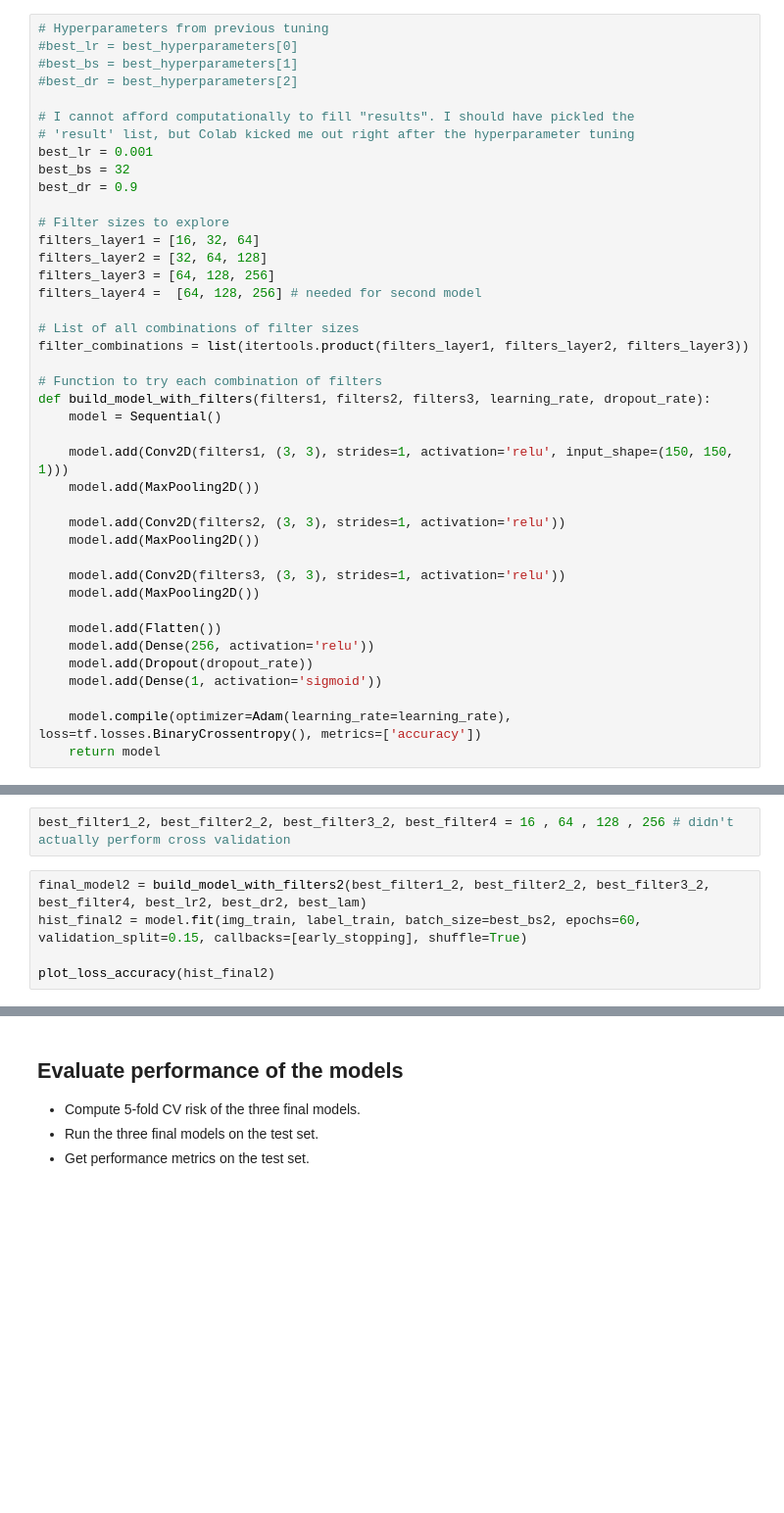
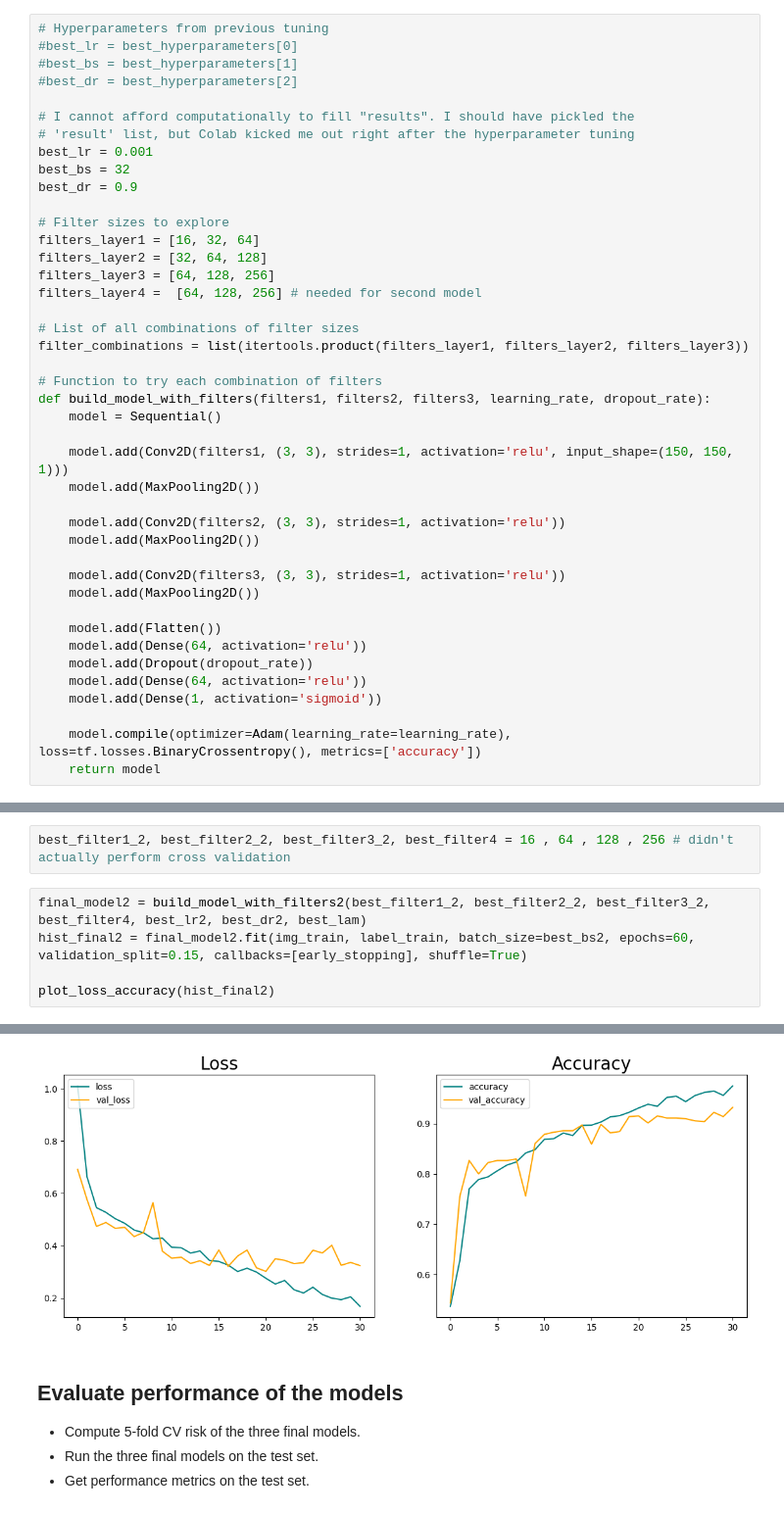
Before and after one commit to LucaPeg/ML_project, a Jupyter notebook: analysis.ipynb, the cells around one changed output, grey strips where cells are left out. Shown at 98% size. Drawn from its saved outputs; the diff is of its cells as text; blank space fills up the shorter version.

```diff
--- a/analysis.ipynb
+++ b/analysis.ipynb
@@ -914,8 +922,9 @@ def build_model_with_filters(filters1, filters2, filters3, learning_rate, dropou
     model.add(MaxPooling2D())
 
     model.add(Flatten())
-    model.add(Dense(256, activation='relu'))
+    model.add(Dense(64, activation='relu'))
     model.add(Dropout(dropout_rate))
+    model.add(Dense(64, activation='relu'))
     model.add(Dense(1, activation='sigmoid'))
 
     model.compile(optimizer=Adam(learning_rate=learning_rate), loss=tf.losses.BinaryCrossentropy(), metrics=['accuracy'])
@@ -1103,6 +1102,7 @@ NameError: name 'evaluate_model_performance' is not defined
 best_filter1_2, best_filter2_2, best_filter3_2, best_filter4 = 16 , 64 , 128 , 256 # didn't actually perform cross validation
 # %%
 final_model2 = build_model_with_filters2(best_filter1_2, best_filter2_2, best_filter3_2, best_filter4, best_lr2, best_dr2, best_lam)
-hist_final2 = model.fit(img_train, label_train, batch_size=best_bs2, epochs=60, validation_split=0.15, callbacks=[early_stopping], shuffle=True)
+hist_final2 = final_model2.fit(img_train, label_train, batch_size=best_bs2, epochs=60, validation_split=0.15, callbacks=[early_stopping], shuffle=True)
 
 plot_loss_accuracy(hist_final2)
+# %% [output]
@@ -1109,3 +1126,4 @@ plot_loss_accuracy(hist_final2)
+[figure, added]
 # %% [markdown]
 ## Evaluate performance of the models
 - Compute 5-fold CV risk of the three final models.
```
Also changed, not shown: parts of 20 cells of this notebook.
